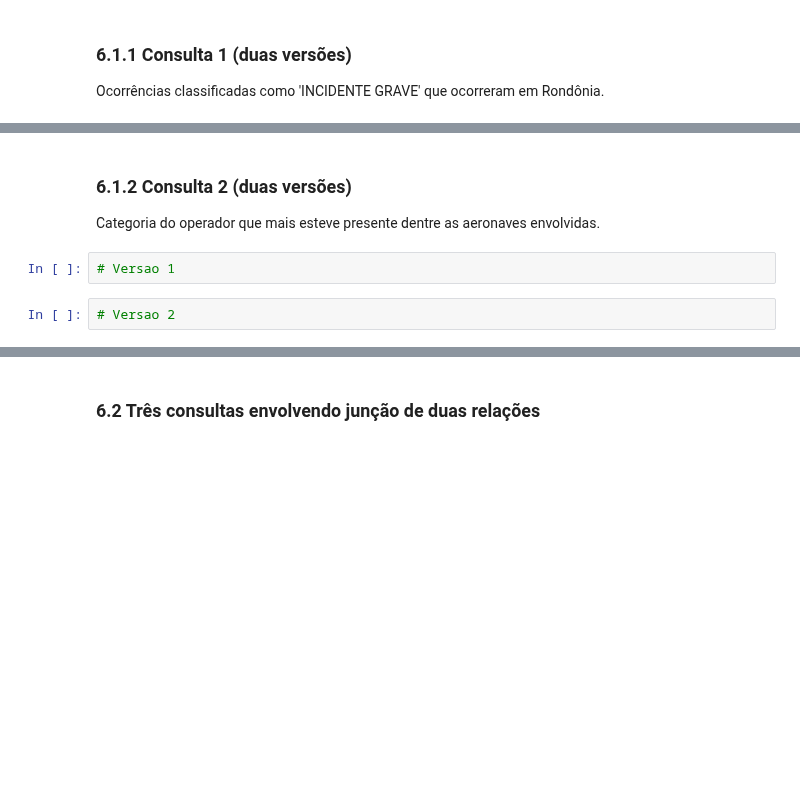
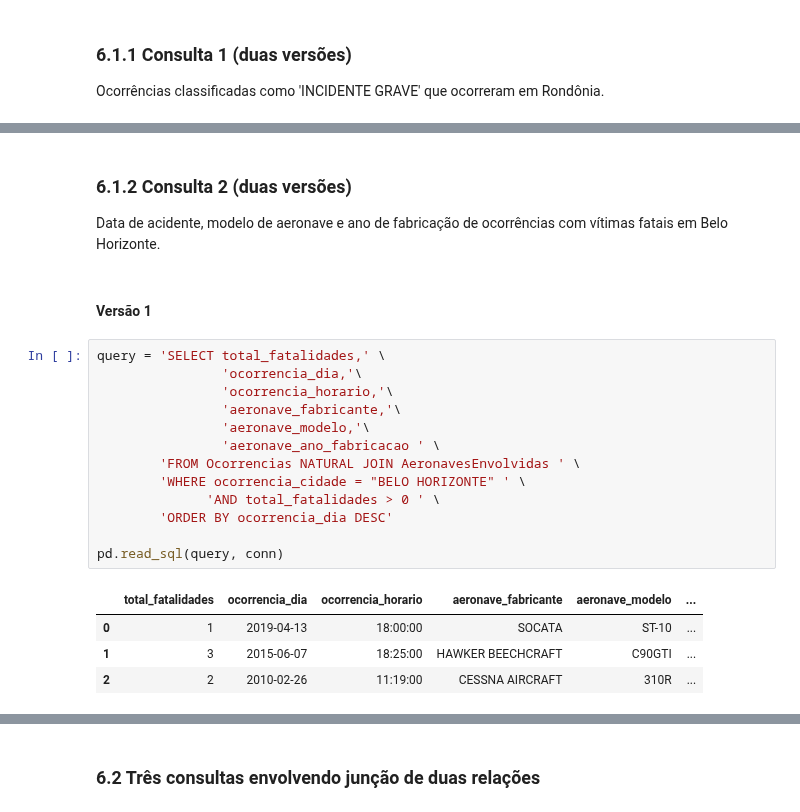
Before and after one commit to otavio-silva/IBD-TP2, a Jupyter notebook: code/TrabalhoPratico02.ipynb, the cells around one changed output, grey strips where cells are left out. Saved outputs shown, nothing was run; the diff lists cells and outputs as text; blank space fills up the shorter version.

Commit message:
Implementação e alteração de consultas

```diff
--- a/code/TrabalhoPratico02.ipynb
+++ b/code/TrabalhoPratico02.ipynb
@@ -329,10 +329,26 @@ con12
 | 5 | 201510231819564 | INCIDENTE GRAVE | ESTOURO DE PNEU | FALHA OU MAU FUNCIONAMENTO DE SIS... | SCF-NP | ... |
 | 6 | 201705260552211 | INCIDENTE GRAVE | POUSO SEM TREM | CONTATO ANORMAL COM A PISTA | ARC | ... |
 | 7 | 201808240124036 | INCIDENTE GRAVE | COM TREM DE POUSO | FALHA OU MAU FUNCIONAMENTO DE SIS... | SCF-NP | ... |
-# %% [markdown]
-### 6.1.2 Consulta 2 (duas versões)
-Categoria do operador que mais esteve presente dentre as aeronaves envolvidas.
-# %%
-# Versao 1
-# %%
-# Versao 2
+# %% [markdown]
+### 6.1.2 Consulta 2 (duas versões)
+Data de acidente, modelo de aeronave e ano de fabricação de ocorrências com vítimas fatais em Belo Horizonte.
+# %% [markdown]
+#### Versão 1
+# %%
+query = 'SELECT total_fatalidades,' \
+                'ocorrencia_dia,'\
+                'ocorrencia_horario,'\
+                'aeronave_fabricante,'\
+                'aeronave_modelo,'\
+                'aeronave_ano_fabricacao ' \
+        'FROM Ocorrencias NATURAL JOIN AeronavesEnvolvidas ' \
+        'WHERE ocorrencia_cidade = "BELO HORIZONTE" ' \
+              'AND total_fatalidades > 0 ' \
+        'ORDER BY ocorrencia_dia DESC'
+
+pd.read_sql(query, conn)
+# %% [output]
+|  | total_fatalidades | ocorrencia_dia | ocorrencia_horario | aeronave_fabricante | aeronave_modelo | ... |
+| 0 | 1 | 2019-04-13 | 18:00:00 | SOCATA | ST-10 | ... |
+| 1 | 3 | 2015-06-07 | 18:25:00 | HAWKER BEECHCRAFT | C90GTI | ... |
+| 2 | 2 | 2010-02-26 | 11:19:00 | CESSNA AIRCRAFT | 310R | ... |
```
Also changed, not shown: parts of 25 cells of this notebook.
